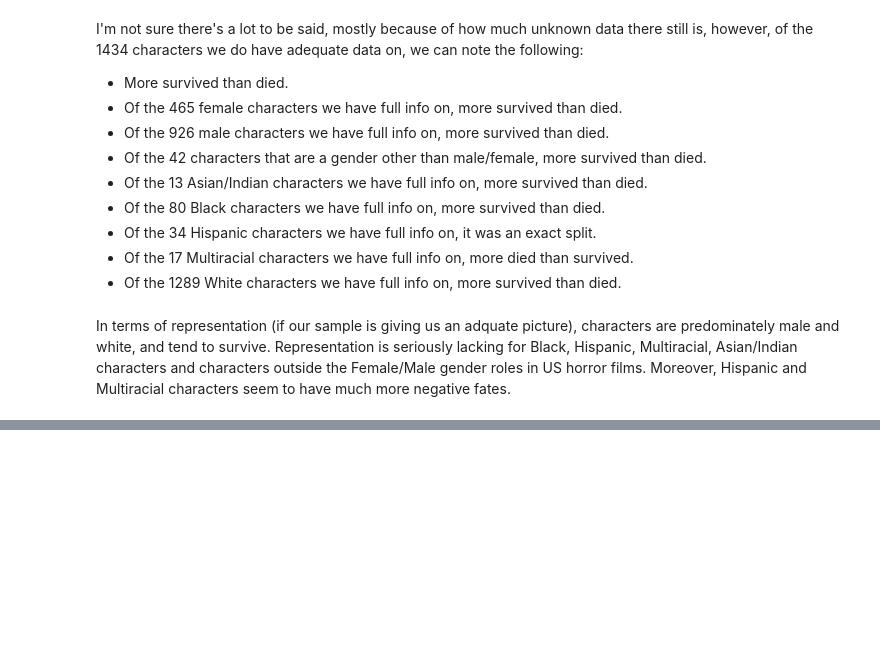
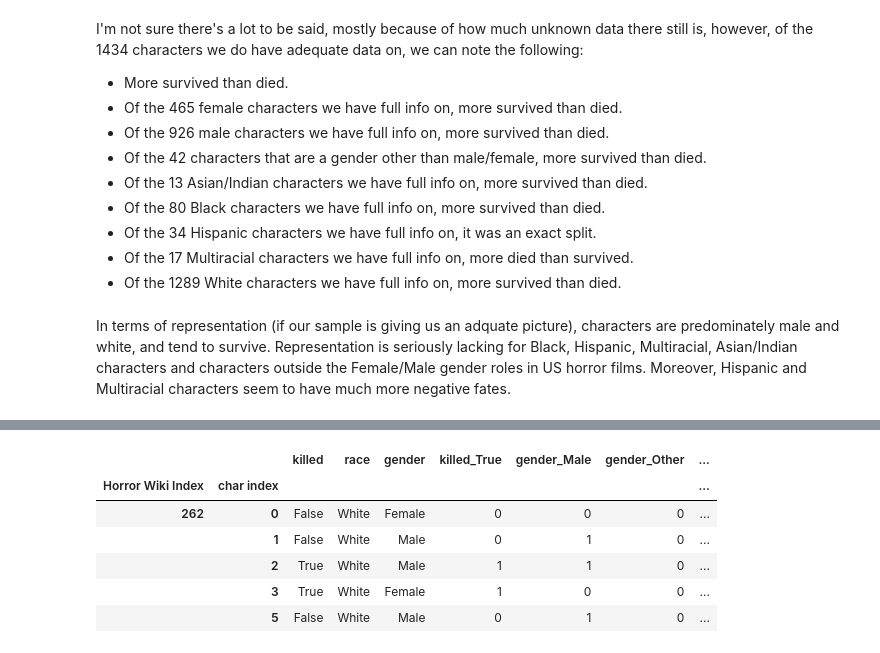
Before and after one commit to kristinamb15/horror-project, a Jupyter notebook: notebooks/a_and_v.ipynb, the cells around one changed output, grey strips where cells are left out. Saved outputs shown, nothing was run; the diff lists cells and outputs as text; code cells hidden in the pictures; blank space fills up the shorter version.

```diff
--- a/notebooks/a_and_v.ipynb
+++ b/notebooks/a_and_v.ipynb
@@ -251,0 +272,21 @@ In terms of representation (if our sample is giving us an adquate picture), char
+# %%
+characters.drop(['actor', 'character', 'stripped character', 'actor url'], axis=1, inplace=True)
+# %%
+# Remove rows that contain missing data
+characters.dropna(inplace=True)
+# %%
+# Preparing data for machine learning algorithms: change categorical features to indicator variables
+k = pd.get_dummies(characters['killed'], drop_first = True, prefix='killed')
+g = pd.get_dummies(characters['gender'], drop_first = True, prefix='gender')
+r = pd.get_dummies(characters['race'], drop_first = True, prefix='race')
+char_ml = pd.concat([characters, k, g, r], axis=1)
+# %%
+char_ml.head()
+# %% [output]
+|  |  | killed | race | gender | killed_True | gender_Male | gender_Other | ... |
+| Horror Wiki Index | char index |  |  |  |  |  |  | ... |
+| 262 | 0 | False | White | Female | 0 | 0 | 0 | ... |
+|  | 1 | False | White | Male | 0 | 1 | 0 | ... |
+|  | 2 | True | White | Male | 1 | 1 | 0 | ... |
+|  | 3 | True | White | Female | 1 | 0 | 0 | ... |
+|  | 5 | False | White | Male | 0 | 1 | 0 | ... |
```
Also changed, not shown: parts of 23 cells of this notebook.
